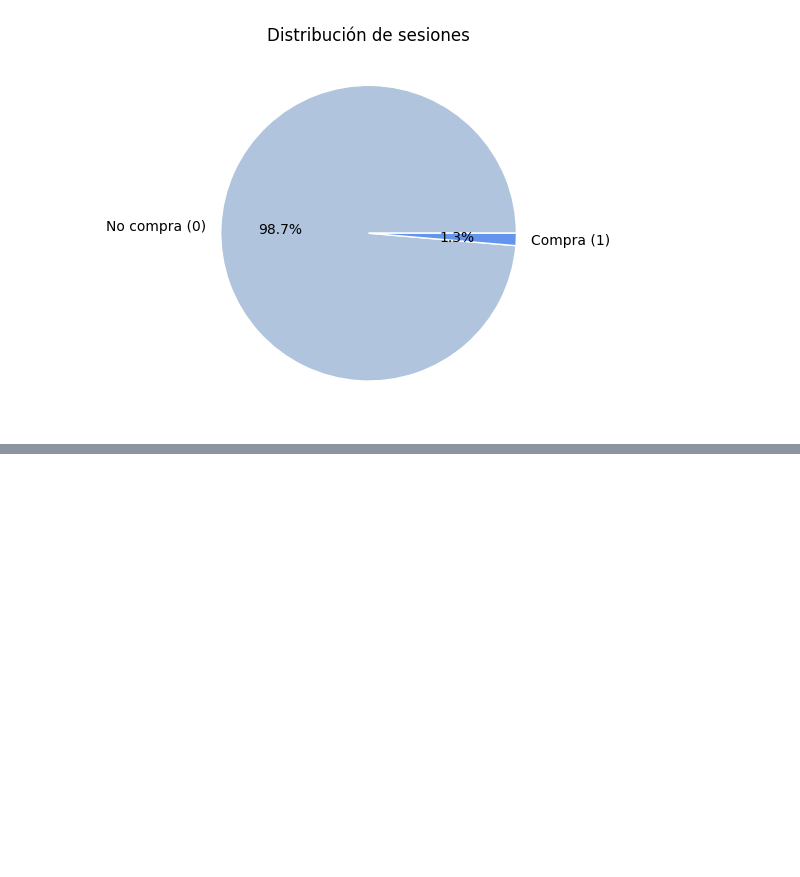
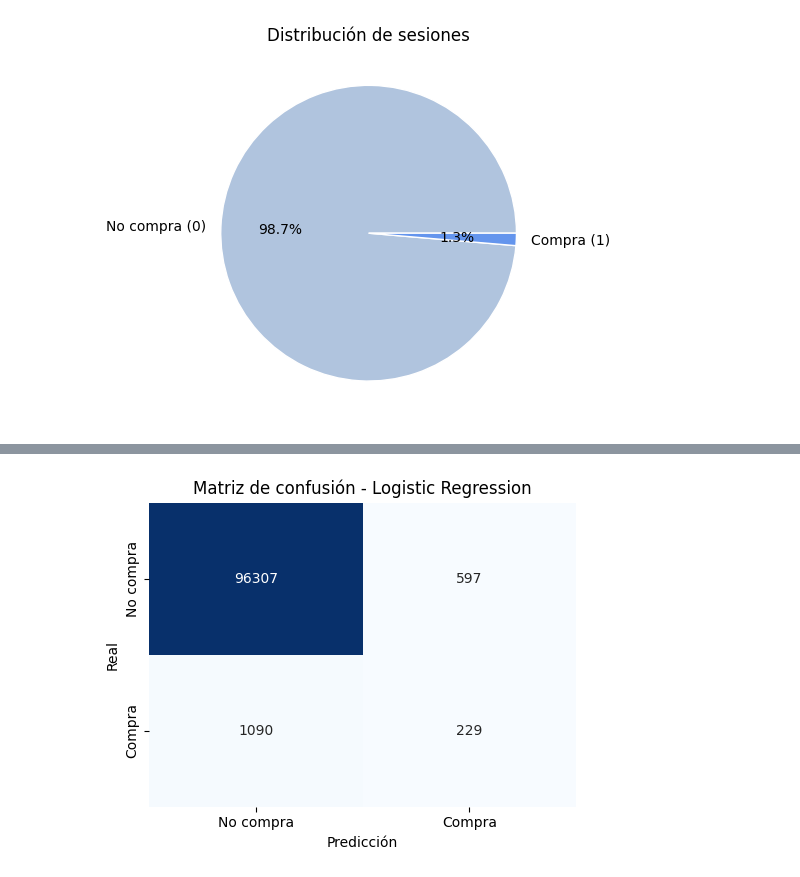
Before and after one commit to DavidGuzzi/Python-Projects, a Jupyter notebook: monks.ipynb, the cells around one changed output, grey strips where cells are left out. Cells and saved outputs as stored; diff of their text form; code cells hidden in the pictures; blank space fills up the shorter version.

```diff
--- a/monks.ipynb
+++ b/monks.ipynb
@@ -202,7 +207,7 @@ df['timeOnSite'].unique()
 # %% [output]
 array([    0,    32,    18, ...,  2524, 12136,  4195], shape=(3500,))
 # %%
-df['timeOnSite_h'] = (df['timeOnSite'] / 3600).astype(float)
+df['timeOnSite_m'] = (df['timeOnSite'] / 60).astype(float)
 df['timeOnSite_h'].unique()
 # %% [output]
 array([0.        , 0.00888889, 0.005     , ..., 0.70111111, 3.37111111,
@@ -584,0 +646,76 @@ df[df['target']==1].groupby('month').agg({'transactions':'sum'}).plot()
+# %%
+# Se ajuta forma de fechas.
+df['date'] = pd.to_datetime(df['date'], format='%Y%m%d')
+df['month'] = df['date'].dt.month
+
+df['bounces'] = df['bounces'].fillna(0).astype(int)
+df['pageviews'] = df['pageviews'].fillna(0).astype(int)
+df['transactionRevenue'] = df['transactionRevenue'].fillna(0).astype(float)
+df['transactions'] = df['transactions'].fillna(0).astype(float)
+df['timeOnSite'] = df['timeOnSite'].fillna(0).astype(float)
+
+df['timeOnSite_m'] = (df['timeOnSite'] / 60).astype(float)
+df['target'] = np.where(df['transactions'] > 0, 1, 0)
+# %%
+from sklearn.model_selection import train_test_split
+from sklearn.ensemble import RandomForestClassifier
+from sklearn.pipeline import Pipeline
+from sklearn.compose import ColumnTransformer
+from sklearn.preprocessing import StandardScaler
+from sklearn.metrics import confusion_matrix
+
+# Asegurate de tener cargado tu DataFrame original como df
+
+# Selección de features
+features = ['visitNumber', 'bounces', 'hits', 'timeOnSite', 'pageviews']
+X = df[features]
+y = df['target']
+
+# Preprocesamiento (aunque no es esencial para RandomForest)
+preprocessor = ColumnTransformer([
+    ('num', StandardScaler(), X.columns)
+])
+
+# División en train y test
+X_train, X_test, y_train, y_test = train_test_split(X, y, stratify=y, test_size=0.25, random_state=42)
+
+# Pipeline con RandomForest
+pipe_rf = Pipeline([
+    ('preprocess', preprocessor),
+    ('clf', RandomForestClassifier(n_estimators=100, class_weight='balanced', random_state=42))
+])
+
+# Entrenar modelo
+pipe_rf.fit(X_train, y_train)
+
+# Predicciones
+y_pred = pipe_rf.predict(X_test)
+
+# Matriz de confusión
+cm = confusion_matrix(y_test, y_pred)
+
+# Visualización
+plt.figure(figsize=(5, 4))
+sns.heatmap(cm, annot=True, fmt='d', cmap='Blues', cbar=False,
+            xticklabels=['No compra', 'Compra'],
+            yticklabels=['No compra', 'Compra'])
+plt.xlabel('Predicción')
+plt.ylabel('Real')
+plt.title('Matriz de confusión - Logistic Regression')
+plt.tight_layout()
+plt.show()
+
+# # Obtener probabilidades de clase 1
+# y_prob_rf = pipe_rf.predict_proba(X_test)[:, 1]
+
+# # Crear tabla con índice del usuario y probabilidad
+# df_rf_scores = pd.DataFrame({
+#     'user_index': X_test.index,
+#     'probabilidad_de_compra': y_prob_rf
+# })
+
+# # Top 10 usuarios más probables
+# top10 = df_rf_scores.sort_values('probabilidad_de_compra', ascending=False).head(10)
+# print(top10)
+# %% [output]
+[figure, added]
```
Also changed, not shown: parts of 27 cells of this notebook, 2 other files.
